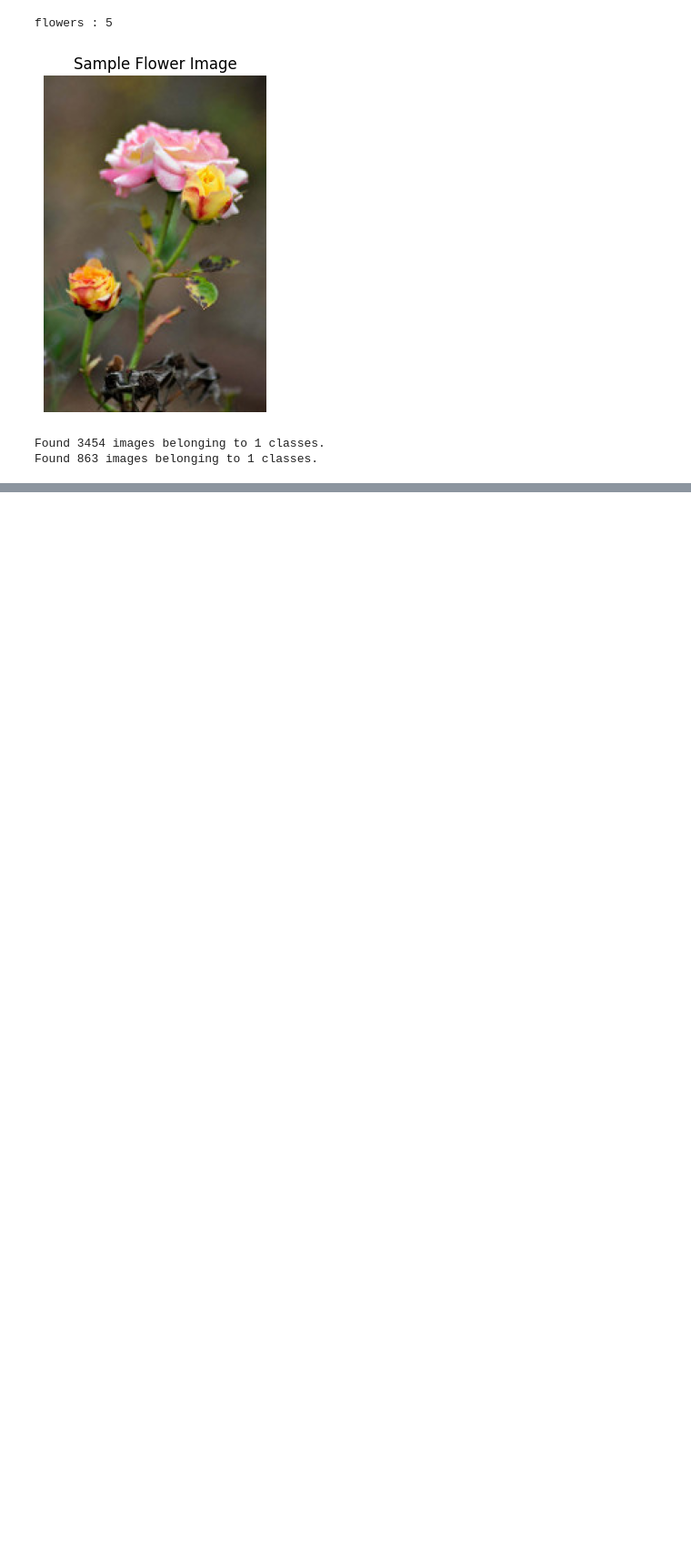
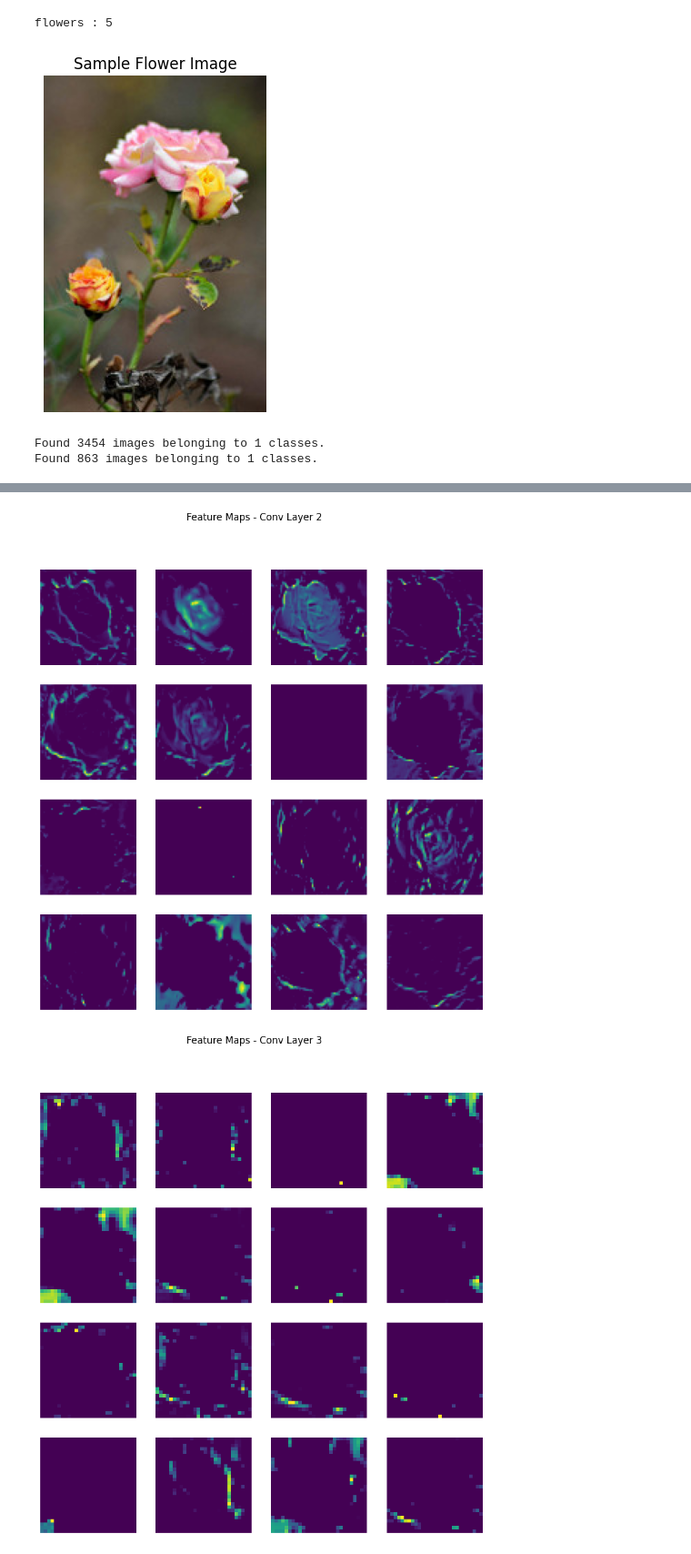
Before and after one commit to hoangchaulanbao/HocmayNC, a Jupyter notebook: CNN_Flower.ipynb, the cells around one changed output, grey strips where cells are left out. Shown at 91% size. Drawn from its saved outputs; the diff is of its cells as text; code cells hidden in the pictures; blank space fills up the shorter version.

```diff
--- a/CNN_Flower.ipynb
+++ b/CNN_Flower.ipynb
@@ -120,0 +361,49 @@ Found 863 images belonging to 1 classes.
+# %%
+# Bước 1
+from tensorflow.keras.models import Model
+
+layer_outputs = [
+    model.get_layer(index=0).output,  # Conv1
+    model.get_layer(index=2).output,  # Conv2
+    model.get_layer(index=4).output   # Conv3
+]
+
+feature_model = Model(inputs=model.inputs[0], outputs=layer_outputs)
+
+# Bước 2
+img_batch, label = next(train_data)
+img = img_batch[0]
+
+# Bước 3
+feature_maps = feature_model.predict(
+    np.expand_dims(img, axis=0)
+)
+
+# Bước 4 visualize layer 2
+import matplotlib.pyplot as plt
+
+conv2 = feature_maps[1]
+
+plt.figure(figsize=(10,10))
+
+for i in range(16):
+    plt.subplot(4,4,i+1)
+    plt.imshow(conv2[0,:,:,i], cmap='viridis')
+    plt.axis('off')
+
+plt.suptitle("Feature Maps - Conv Layer 2")
+plt.show()
+
+# Bước 5 visualize layer 3
+conv3 = feature_maps[2]
+
+plt.figure(figsize=(10,10))
+
+for i in range(16):
+    plt.subplot(4,4,i+1)
+    plt.imshow(conv3[0,:,:,i], cmap='viridis')
+    plt.axis('off')
+
+plt.suptitle("Feature Maps - Conv Layer 3")
+plt.show()
+# %% [output]
@@ -120,0 +411,2 @@ Found 863 images belonging to 1 classes.
+[figure, added]
+[figure, added]
```
Also changed, not shown: parts of 59 cells of this notebook.
